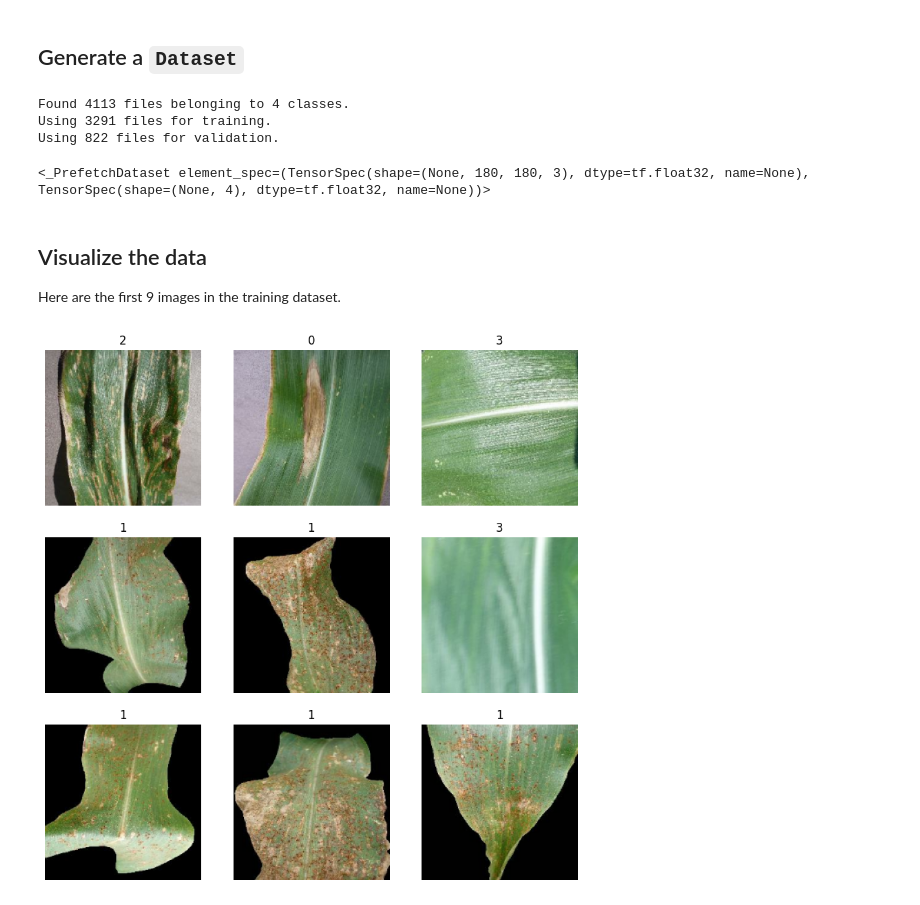
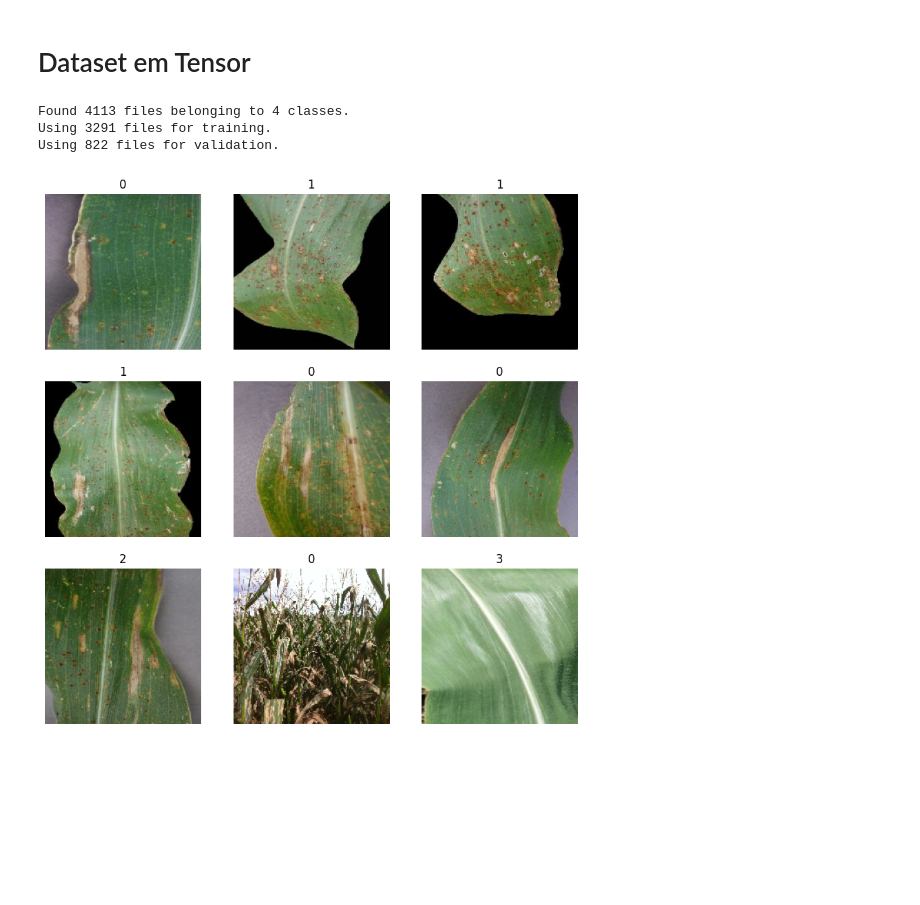
Before and after one commit to valerio-unifei/ECO904, a Jupyter notebook: 2024-1/Atividade_2/ECO904_2024_1_Atividade_2_Etapa_1.ipynb, the cells around one changed output. Drawn from its saved outputs; the diff is of its cells as text; code cells hidden in the pictures; blank space fills up the shorter version.

```diff
--- a/2024-1/Atividade_2/ECO904_2024_1_Atividade_2_Etapa_1.ipynb
+++ b/2024-1/Atividade_2/ECO904_2024_1_Atividade_2_Etapa_1.ipynb
@@ -81,3 +69,3 @@ Deleted 0 images.
 # %% [markdown]
-## Generate a `Dataset`
+# Dataset em Tensor
 # %%
@@ -97,21 +87,18 @@ train_ds, val_ds = keras.utils.image_dataset_from_directory(
 Found 4113 files belonging to 4 classes.
 Using 3291 files for training.
 Using 822 files for validation.
-# %%
-val_ds
-# %% [output]
-<_PrefetchDataset element_spec=(TensorSpec(shape=(None, 180, 180, 3), dtype=tf.float32, name=None), TensorSpec(shape=(None, 4), dtype=tf.float32, name=None))>
-# %% [markdown]
-## Visualize the data
-
-Here are the first 9 images in the training dataset.
 # %%
+# prompt: exiba as imagens com lables de 9 imagens de um lote
+
+import numpy as np
+import matplotlib.pyplot as plt
+
 plt.figure(figsize=(10, 10))
 for images, labels in train_ds.take(1):
-    for i in range(9):
-        ax = plt.subplot(3, 3, i + 1)
-        plt.imshow(np.array(images[i]).astype("uint8"))
-        plt.title(int(labels[i]))
-        plt.axis("off")
+  for i in range(9):
+    ax = plt.subplot(3, 3, i + 1)
+    plt.imshow(images[i].numpy().astype("uint8"))
+    plt.title(np.argmax(labels[i]))
+    plt.axis("off")
 # %% [output]
-[figure, old version]
+[figure, new version]
```
Also changed, not shown: parts of 39 cells of this notebook, 1 other file.
